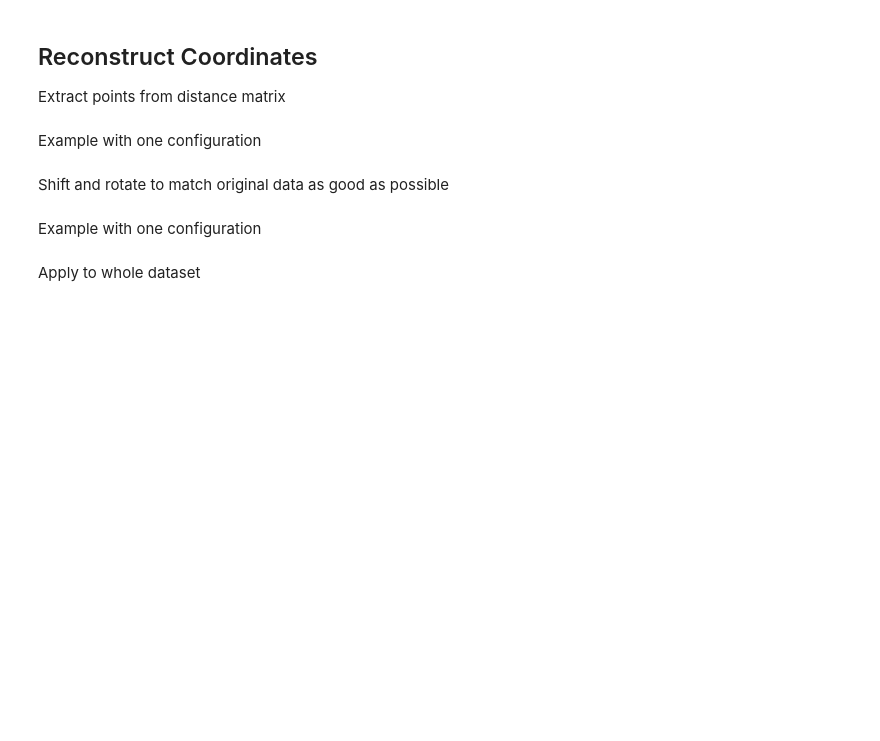
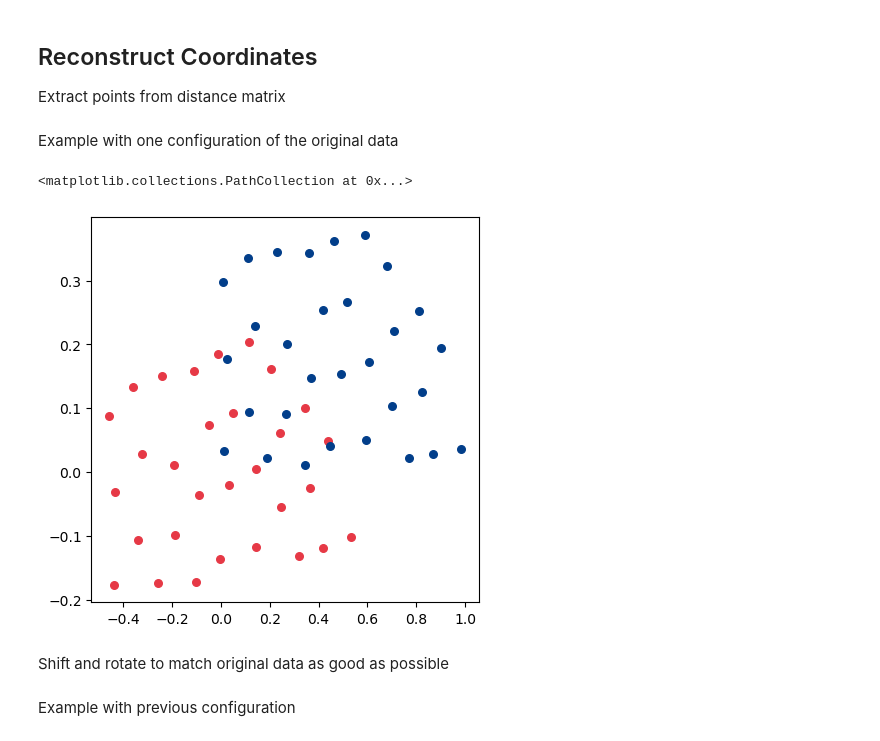
Before and after one commit to group9ine/variational-autoencoders, a Jupyter notebook: VAE-Training.ipynb, the cells around one changed output. Cells and saved outputs as stored; diff of their text form; code cells hidden in the pictures; blank space fills up the shorter version.

```diff
--- a/VAE-Training.ipynb
+++ b/VAE-Training.ipynb
@@ -39,9 +43,9 @@ box_size = 10
 # %% [markdown]
 Import the training data and add gamma labels
 # %%
-dump_dir = "./"
+dump_dir = "./mc-sampling/good-runs/"
 # read all position files in chosen directory
-files = glob(dump_dir + "gamma*_x.txt")
+files = glob(dump_dir + "gamma*_10000_*_x.txt")
 # sort files by gamma value
 files = np.array(files)[np.argsort([f.split("_")[1] for f in files])]
 gamma = np.sort([f.split("_")[1] for f in files]).astype(float)
@@ -326,7 +334,29 @@ def gram_to_coordinates(distance_matrix):
 
     return coordinates
 # %% [markdown]
-Example with one configuration
+Example with one configuration of the original data
+# %%
+coordinates = gram_to_coordinates(testset_mat[1])
+
+ind = 1
+fig = plt.figure(figsize=(5, 5))
+ax = fig.add_subplot()
+l = np.sqrt(2)
+ax.scatter(
+    coordinates[:, 0] * l,
+    coordinates[:, 1] * l,
+    s=30,
+    c="#e63946",
+)
+ax.scatter(
+    testset_conf[ind, :, 0] * l,
+    testset_conf[ind, :, 1] * l,
+    s=30,
+    c="#023e8a",
+)
+# %% [output]
+<matplotlib.collections.PathCollection at 0x...>
+[figure, added]
 # %% [markdown]
 Shift and rotate to match original data as good as possible
 # %%
@@ -354,7 +384,5 @@ def align_points(points1, points2):
 
     return transformed_points
 # %% [markdown]
-Example with one configuration
+Example with previous configuration
-# %% [markdown]
-Apply to whole dataset
 # %%
```
Also changed, not shown: parts of 12 cells of this notebook.
